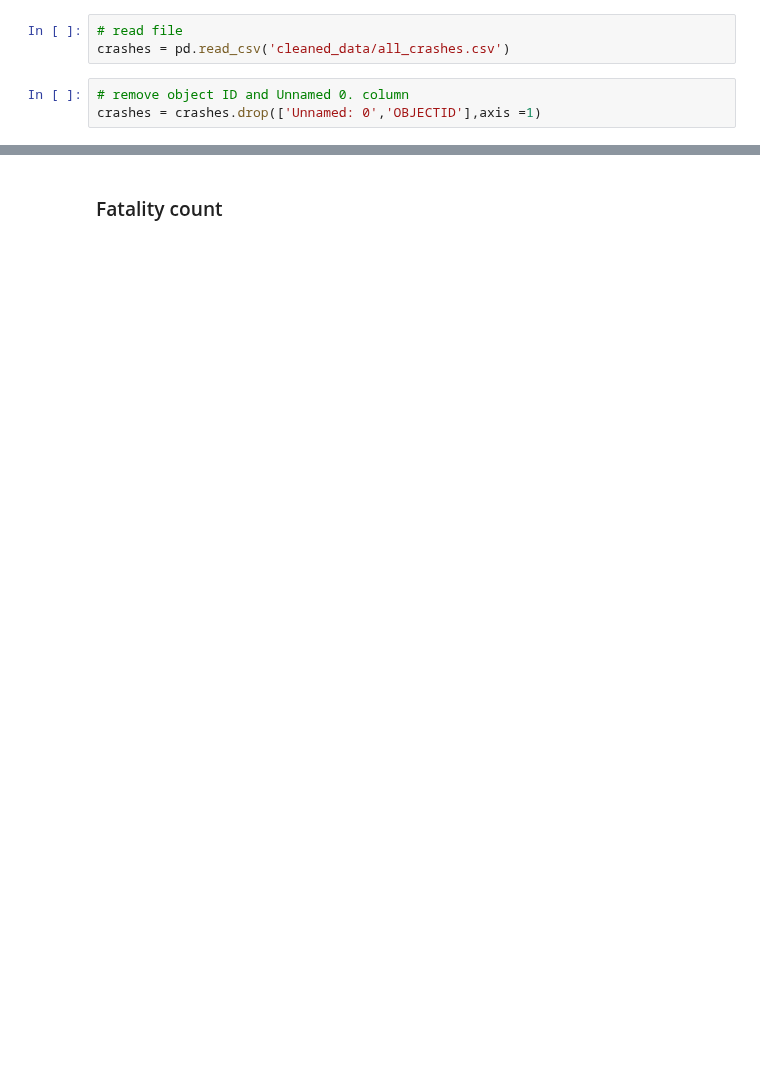
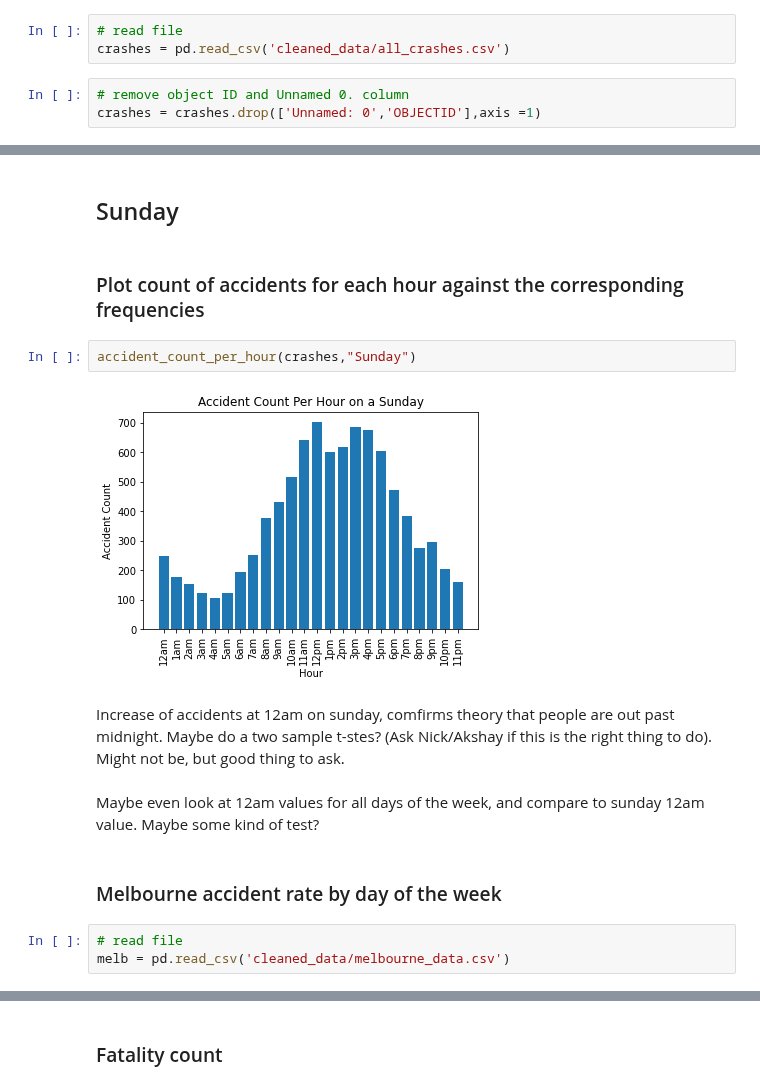
Before and after one commit to MarcusKorea/Crashes_in_Victoria, a Jupyter notebook: weekdays.ipynb, the cells around one changed output, grey strips where cells are left out. Cells and saved outputs as stored; diff of their text form; blank space fills up the shorter version.

```diff
--- a/weekdays.ipynb
+++ b/weekdays.ipynb
@@ -51,0 +143,17 @@ We can see that the amount of accidents increases throughout the week, but there
+# %% [markdown]
+## Sunday
+# %% [markdown]
+### Plot count of accidents for each hour against the corresponding frequencies
+# %%
+accident_count_per_hour(crashes,"Sunday")
+# %% [output]
+[figure, added]
+# %% [markdown]
+Increase of accidents at 12am on sunday, comfirms theory that people are out past midnight. Maybe do a two sample t-stes? (Ask Nick/Akshay if this is the right thing to do). Might not be, but good thing to ask.
+# %% [markdown]
+Maybe even look at 12am values for all days of the week, and compare to sunday 12am value. Maybe some kind of test?
+# %% [markdown]
+### Melbourne accident rate by day of the week
+# %%
+# read file
+melb = pd.read_csv('cleaned_data/melbourne_data.csv')
```
Also changed, not shown: parts of 45 cells of this notebook.
